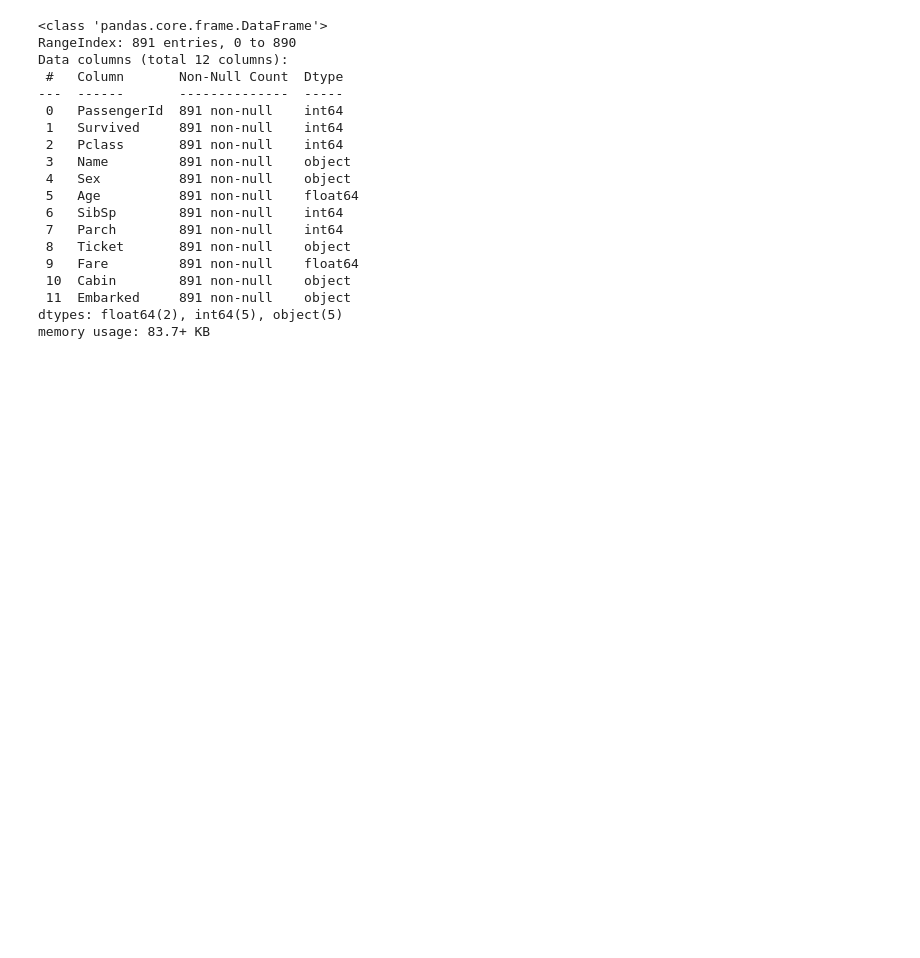
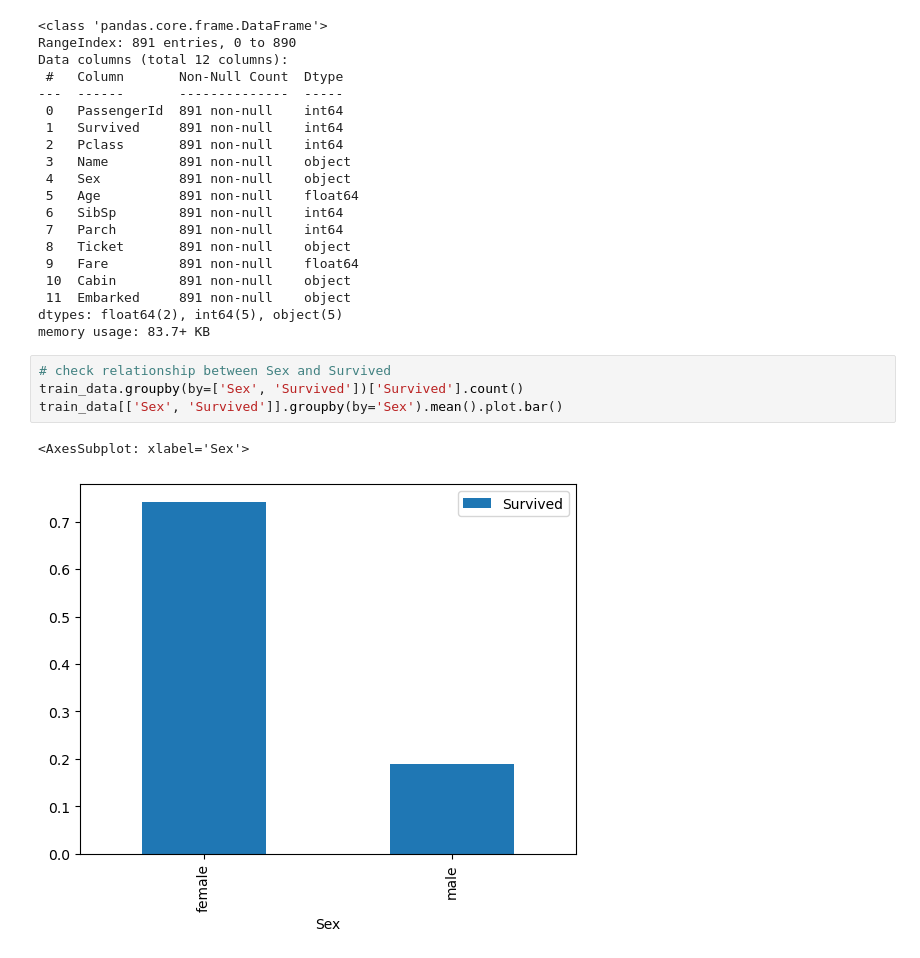
Before and after one commit to YulinCHEN-CS/Titanic, a Jupyter notebook: titanic_data.ipynb, the cells around one changed output. Drawn from its saved outputs; the diff is of its cells as text; blank space fills up the shorter version.

```diff
--- a/titanic_data.ipynb
+++ b/titanic_data.ipynb
@@ -114,3 +115,10 @@ Data columns (total 12 columns):
  11  Embarked     891 non-null    object
 dtypes: float64(2), int64(5), object(5)
 memory usage: 83.7+ KB
+# %%
+# check relationship between Sex and Survived
+train_data.groupby(by=['Sex', 'Survived'])['Survived'].count()
+train_data[['Sex', 'Survived']].groupby(by='Sex').mean().plot.bar()
+# %% [output]
+<AxesSubplot: xlabel='Sex'>
+[figure, added]
```
Also changed, not shown: parts of 10 cells of this notebook.
